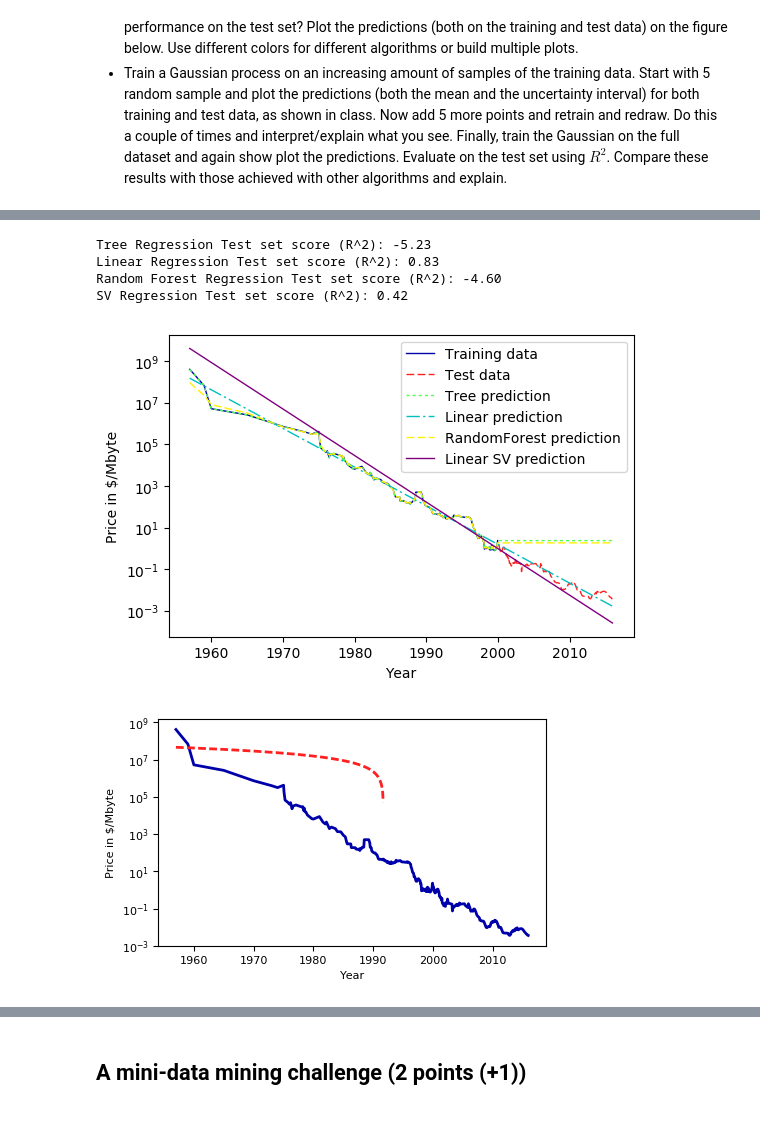
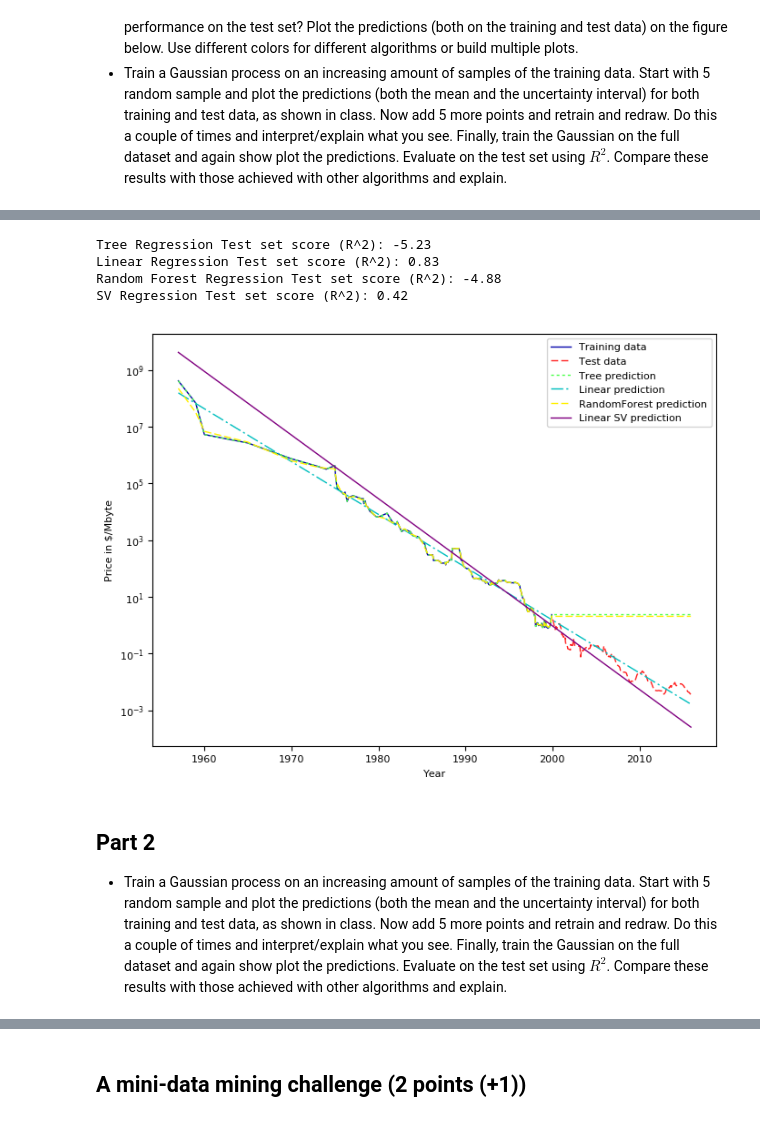
Before and after one commit to mcpeer/mla2, a Jupyter notebook: Assignment 2_peer.ipynb, the cells around one changed output, grey strips where cells are left out. Saved outputs shown, nothing was run; the diff lists cells and outputs as text; code cells hidden in the pictures.

Commit message:
first fiddles with Q3 part 2

```diff
--- a/Assignment 2_peer.ipynb
+++ b/Assignment 2_peer.ipynb
@@ -277,7 +278,7 @@ ram_prices = pd.read_csv('data/ram_price.csv')
 from sklearn.tree import DecisionTreeRegressor
 from sklearn.linear_model import LinearRegression
 from sklearn.ensemble import RandomForestRegressor
-#from sklearn.svm import SVR
+from sklearn.svm import SVR
 
 # Use historical data to forecast prices after the year 2000
 data_train = ram_prices[ram_prices.date < 2000]
@@ -293,6 +294,7 @@ linear_reg = LinearRegression().fit(X_train, y_train)
 randomforest = RandomForestRegressor().fit(X_train, y_train)
 sv = SVR(kernel='linear').fit(X_train, y_train)
 
+
 # predict on all data
 X_all = ram_prices.date[:, np.newaxis]
 
@@ -302,15 +304,8 @@ pred_rf = randomforest.predict(X_all)
 pred_sv = sv.predict(X_all)
 
 
-# undo log-transform
-price_tree = np.exp(pred_tree)
-price_lr = np.exp(pred_lr)
-price_rf = np.exp(pred_rf)
-price_sv = np.exp(pred_sv)
-
 #Score on test set
 #use log transform to obtain score:
-
 #split data_test to X, y
 X_test = data_test.date[:, np.newaxis]
 y_test = np.log(data_test.price)
@@ -319,57 +314,32 @@ print("Tree Regression Test set score (R^2): {:.2f}".format(tree.score(X_test, y
 print("Linear Regression Test set score (R^2): {:.2f}".format(linear_reg.score(X_test, y_test)))
 print("Random Forest Regression Test set score (R^2): {:.2f}".format(randomforest.score(X_test, y_test)))
 print("SV Regression Test set score (R^2): {:.2f}".format(sv.score(X_test, y_test)))
+
+# undo log-transform of predictions for plot:
+price_tree = np.exp(pred_tree)
+price_lr = np.exp(pred_lr)
+price_rf = np.exp(pred_rf)
+price_sv = np.exp(pred_sv)
 # %% [output]
 Tree Regression Test set score (R^2): -5.23
 Linear Regression Test set score (R^2): 0.83
-Random Forest Regression Test set score (R^2): -4.60
+Random Forest Regression Test set score (R^2): -4.88
 SV Regression Test set score (R^2): 0.42
 # %%
+plt.figure(figsize=(8,6))
 plt.rcParams['lines.linewidth'] = 1
 
 plt.semilogy(data_train.date, data_train.price, label="Training data")
 plt.semilogy(data_test.date, data_test.price, label="Test data")
 plt.semilogy(ram_prices.date, price_tree, label="Tree prediction")
 plt.semilogy(ram_prices.date, price_lr, label="Linear prediction")
 plt.semilogy(ram_prices.date, price_rf, label="RandomForest prediction" )
 plt.semilogy(ram_prices.date, price_sv, label="Linear SV prediction", color="purple")
 plt.xlabel("Year")
 plt.ylabel("Price in $/Mbyte");
 plt.legend();
 # %% [output]
-[figure, old version]
+[figure, new version]
-# %%
-ram_prices = pd.read_csv('data/ram_price.csv')
-
-#split train test
-ram_prices_train = ram_prices.loc[ram_prices['date'] < 2000]
-ram_prices_test = ram_prices.loc[ram_prices['date'] >= 2000]
-
-X_train = ram_prices_train['date']
-X_train = X_train.reshape(-1, 1)
-y_train = ram_prices_train['price']
-
-X_test = ram_prices_test['date']
-X_test = X_test.reshape(-1, 1)
-y_test = ram_prices_test['price']
-
-#linear regression
-from sklearn.linear_model import LinearRegression
-lr = LinearRegression().fit(X_train, y_train)
-linearPredict = lr.predict(X_train)
-linearPredict2 = lr.predict(X_test)
-
-
-
-
-
-
-
-plt.semilogy(ram_prices.date, ram_prices.price)
-# plt.semilogy(X_train, ridgePredict)
-plt.semilogy(X_train, linearPredict)
-plt.semilogy(X_test, linearPredict2)
-plt.xlabel("Year")
-plt.ylabel("Price in $/Mbyte");
-# %% [output]
-[figure, removed]
+# %% [markdown]
+## Part 2
+- Train a Gaussian process on an increasing amount of samples of the training data. Start with 5 random sample and plot the predictions (both the mean and the uncertainty interval) for both training and test data, as shown in class. Now add 5 more points and retrain and redraw. Do this a couple of times and interpret/explain what you see. Finally, train the Gaussian on the full dataset and again show plot the predictions. Evaluate on the test set using  $R^2$. Compare these results with those achieved with other algorithms and explain.
```
Also changed, not shown: parts of 5 cells of this notebook.
